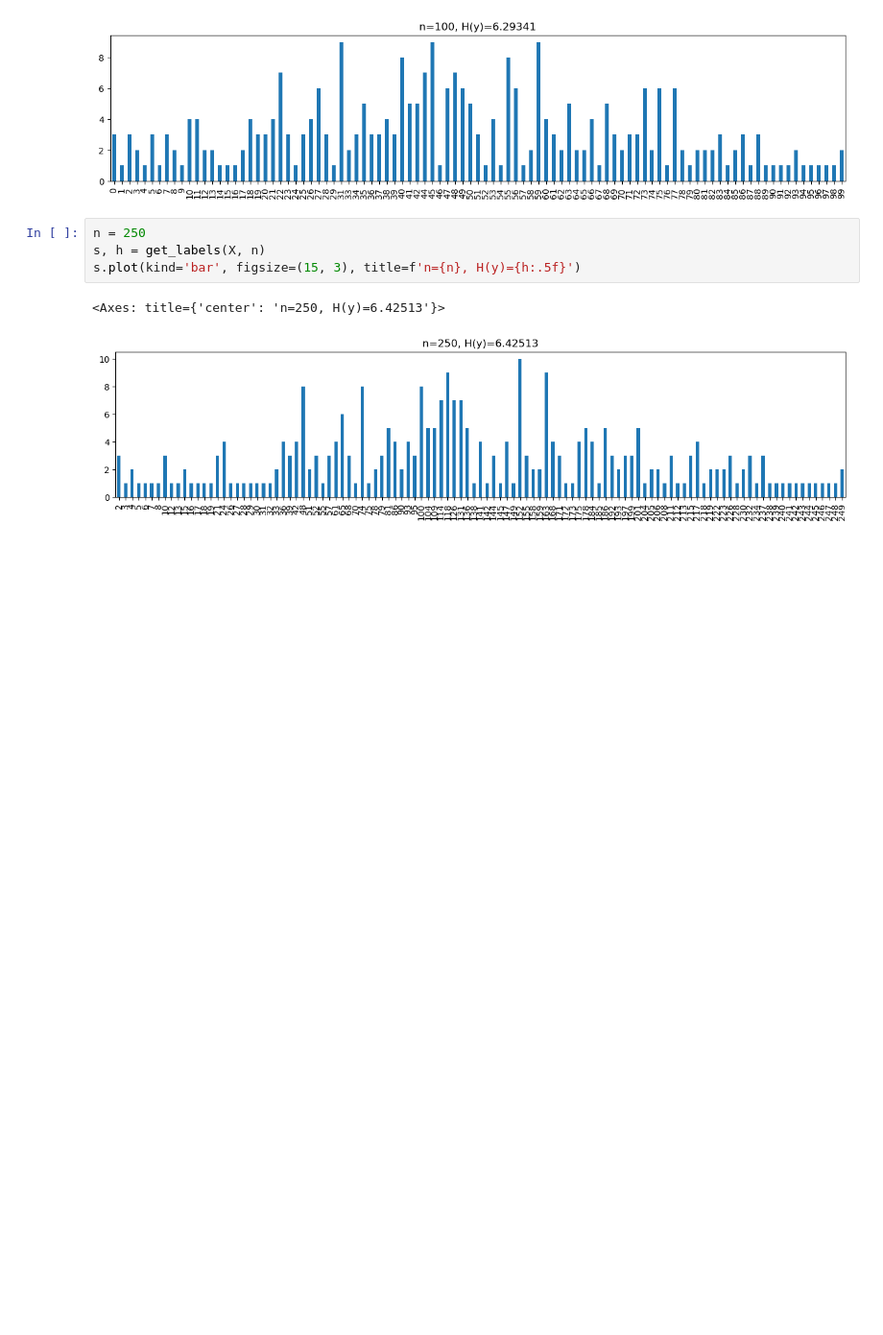
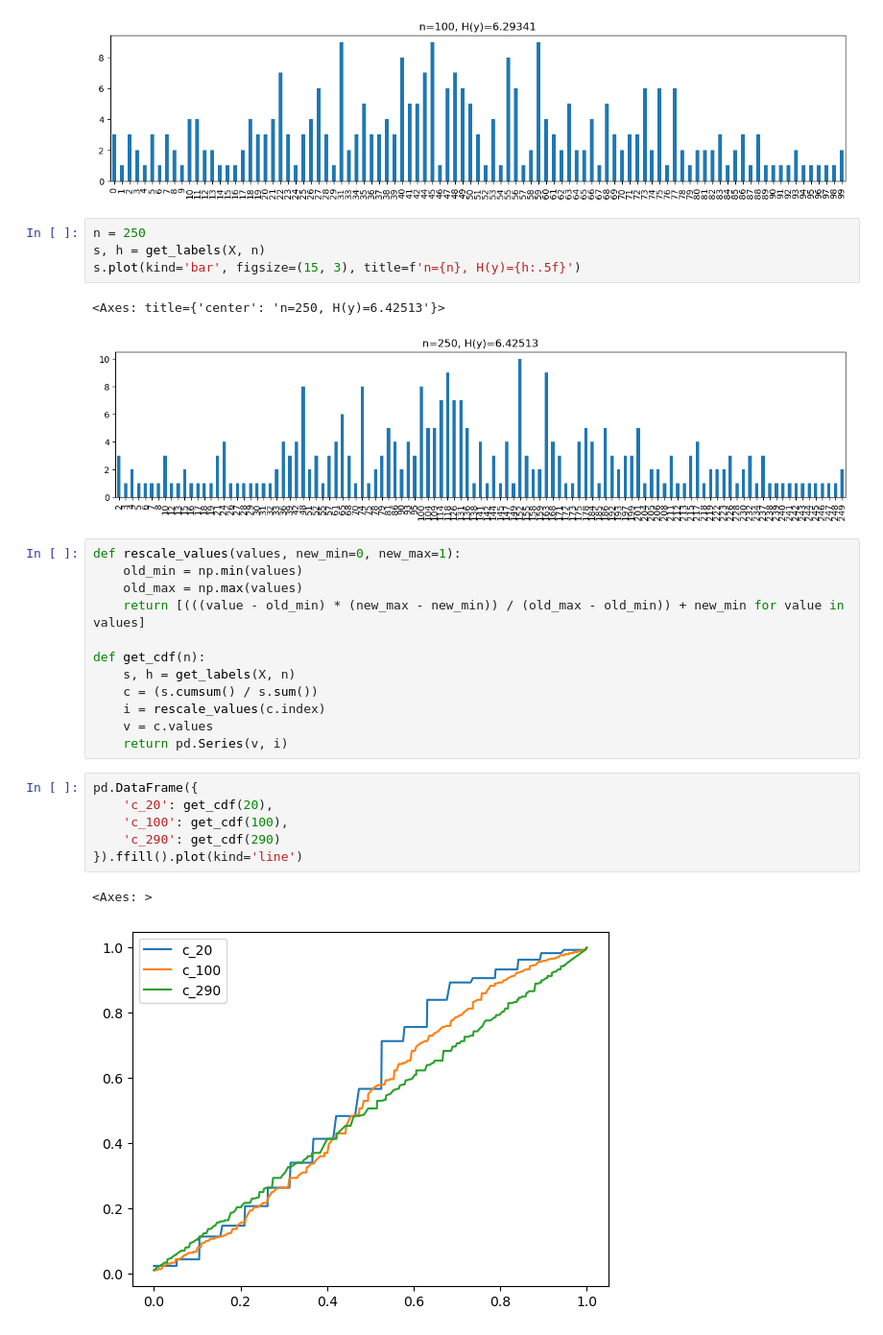
Before and after one commit to oneoffcoder/books, a Jupyter notebook: sphinx/datascience/source/flatten-probabilities.ipynb, the cells around one changed output. Shown at 96% size. Drawn from its saved outputs; the diff is of its cells as text; blank space fills up the shorter version.

```diff
--- a/sphinx/datascience/source/flatten-probabilities.ipynb
+++ b/sphinx/datascience/source/flatten-probabilities.ipynb
@@ -136,3 +136,24 @@ s.plot(kind='bar', figsize=(15, 3), title=f'n={n}, H(y)={h:.5f}')
 # %% [output]
 <Axes: title={'center': 'n=250, H(y)=6.42513'}>
 [figure]
+# %%
+def rescale_values(values, new_min=0, new_max=1):
+    old_min = np.min(values)
+    old_max = np.max(values)
+    return [(((value - old_min) * (new_max - new_min)) / (old_max - old_min)) + new_min for value in values]
+
+def get_cdf(n):
+    s, h = get_labels(X, n)
+    c = (s.cumsum() / s.sum())
+    i = rescale_values(c.index)
+    v = c.values
+    return pd.Series(v, i)
+# %%
+pd.DataFrame({
+    'c_20': get_cdf(20),
+    'c_100': get_cdf(100),
+    'c_290': get_cdf(290)
+}).ffill().plot(kind='line')
+# %% [output]
+<Axes: >
+[figure, added]
```
Also changed, not shown: parts of 8 cells of this notebook.
